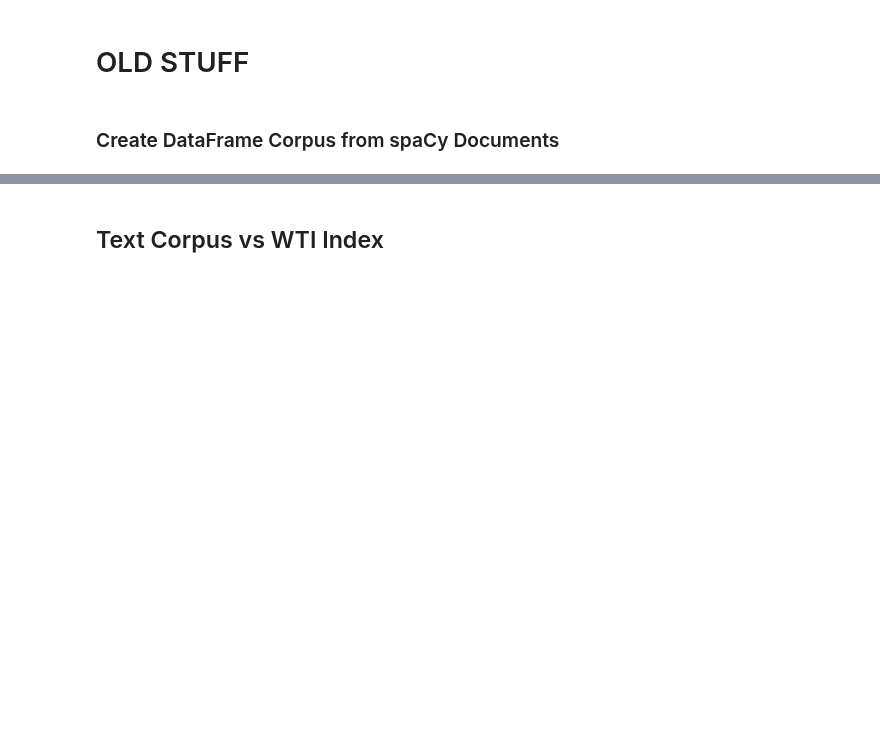
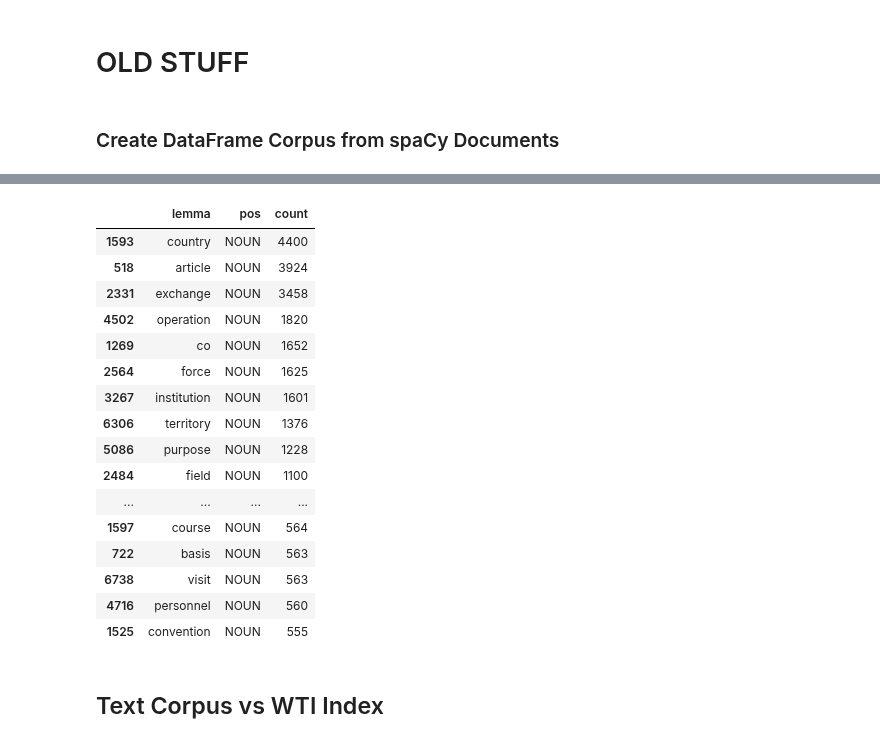
Before and after one commit to humlab/the_culture_of_international_relations, a Jupyter notebook: 3_text_analysis/treaty_corpus_basic_stats.ipynb, the cells around one changed output, grey strips where cells are left out. Saved outputs shown, nothing was run; the diff lists cells and outputs as text; code cells hidden in the pictures; blank space fills up the shorter version.

```diff
--- a/3_text_analysis/treaty_corpus_basic_stats.ipynb
+++ b/3_text_analysis/treaty_corpus_basic_stats.ipynb
@@ -1429,10 +1416,28 @@ df_treaty_pos_tokens = df_treaty_pos_tokens.merge(pd.DataFrame(treaties['signed_
 # %%
 
 #df_treaty_pos_tokens.head()
 
-df_year_pos_tokens = df_treaty_pos_tokens.groupby(['signed_year', 'lemma', 'pos']).sum()
-df_year_pos_tokens = df_year_pos_tokens.reset_index()
+df_year_pos_tokens = df.groupby(['lemma', 'pos']).size().reset_index().rename(columns={0:'count'})
 df_year_pos_tokens[df_year_pos_tokens.pos.isin(['NOUN'])].nlargest(50, 'count')
+#df_year_pos_tokens
+# %% [output]
+|  | lemma | pos | count |
+| 1593 | country | NOUN | 4400 |
+| 518 | article | NOUN | 3924 |
+| 2331 | exchange | NOUN | 3458 |
+| 4502 | operation | NOUN | 1820 |
+| 1269 | co | NOUN | 1652 |
+| 2564 | force | NOUN | 1625 |
+| 3267 | institution | NOUN | 1601 |
+| 6306 | territory | NOUN | 1376 |
+| 5086 | purpose | NOUN | 1228 |
+| 2484 | field | NOUN | 1100 |
+| ... | ... | ... | ... |
+| 1597 | course | NOUN | 564 |
+| 722 | basis | NOUN | 563 |
+| 6738 | visit | NOUN | 563 |
+| 4716 | personnel | NOUN | 560 |
+| 1525 | convention | NOUN | 555 |
 # %%
 df_token_pos = df_corpus[~df_corpus.POS.isin(['SPACE', 'PUNCT'])].groupby(['Lemma', 'POS']).size()
 # %% [markdown]
```
Also changed, not shown: parts of 17 cells of this notebook, 2 other files.
